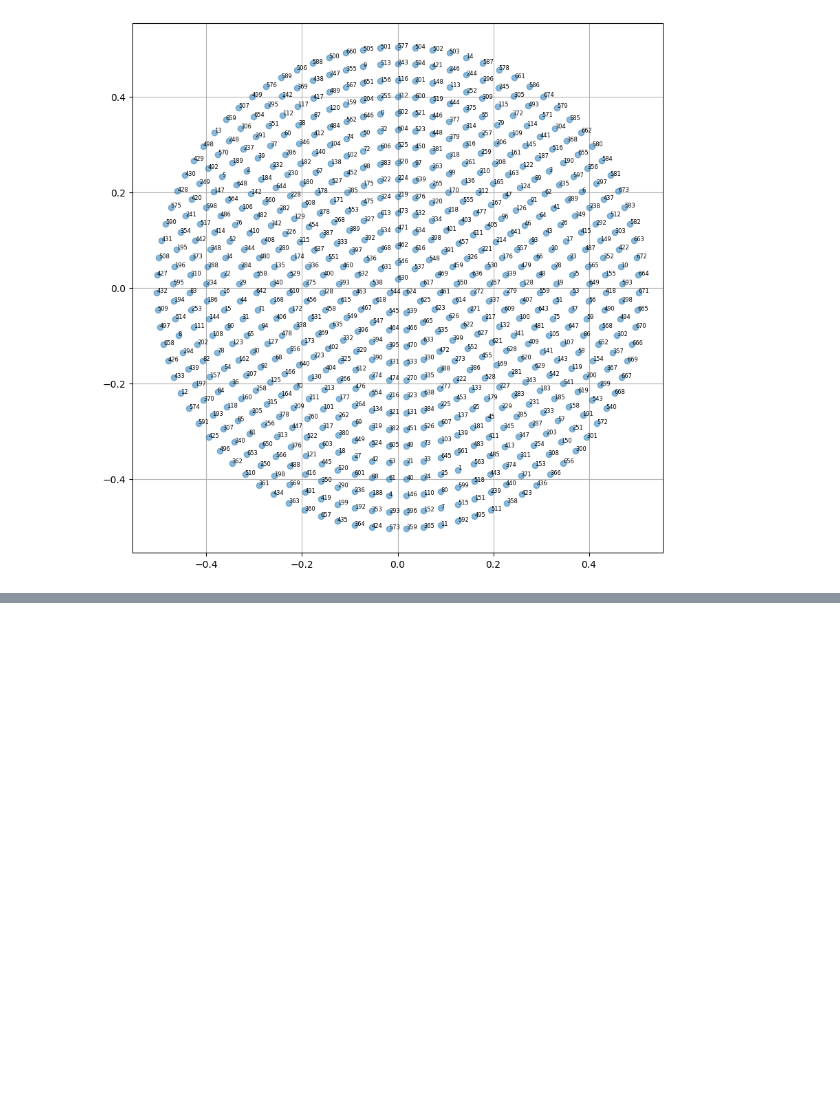
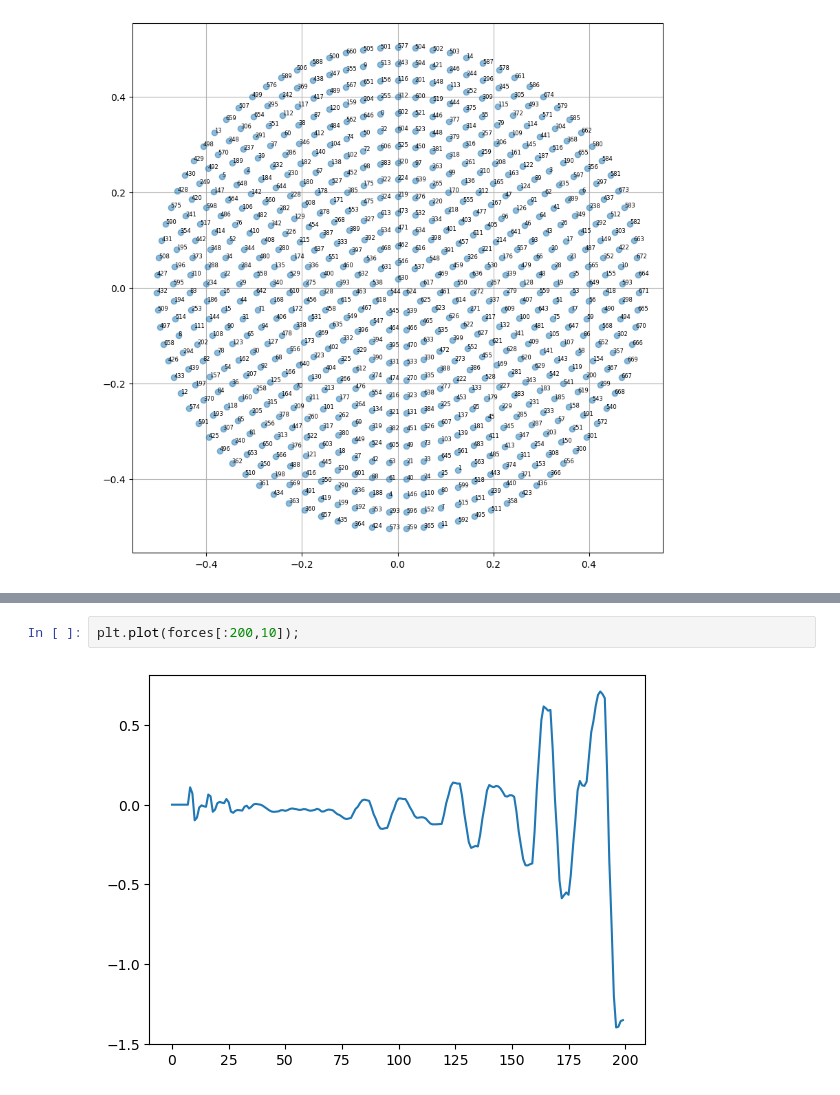
Before and after one commit to rodrigo-romano/dos-actors, a Jupyter notebook: grsim/asms/asms-nodes.ipynb, the cells around one changed output, grey strips where cells are left out. Drawn from its saved outputs; the diff is of its cells as text; blank space fills up the shorter version.

```diff
--- a/grsim/asms/asms-nodes.ipynb
+++ b/grsim/asms/asms-nodes.ipynb
@@ -403,0 +123,4 @@ plt.show()
+# %%
+plt.plot(forces[:200,10]);
+# %% [output]
+[figure, added]
```
Also changed, not shown: parts of 29 cells of this notebook, 5 other files.
